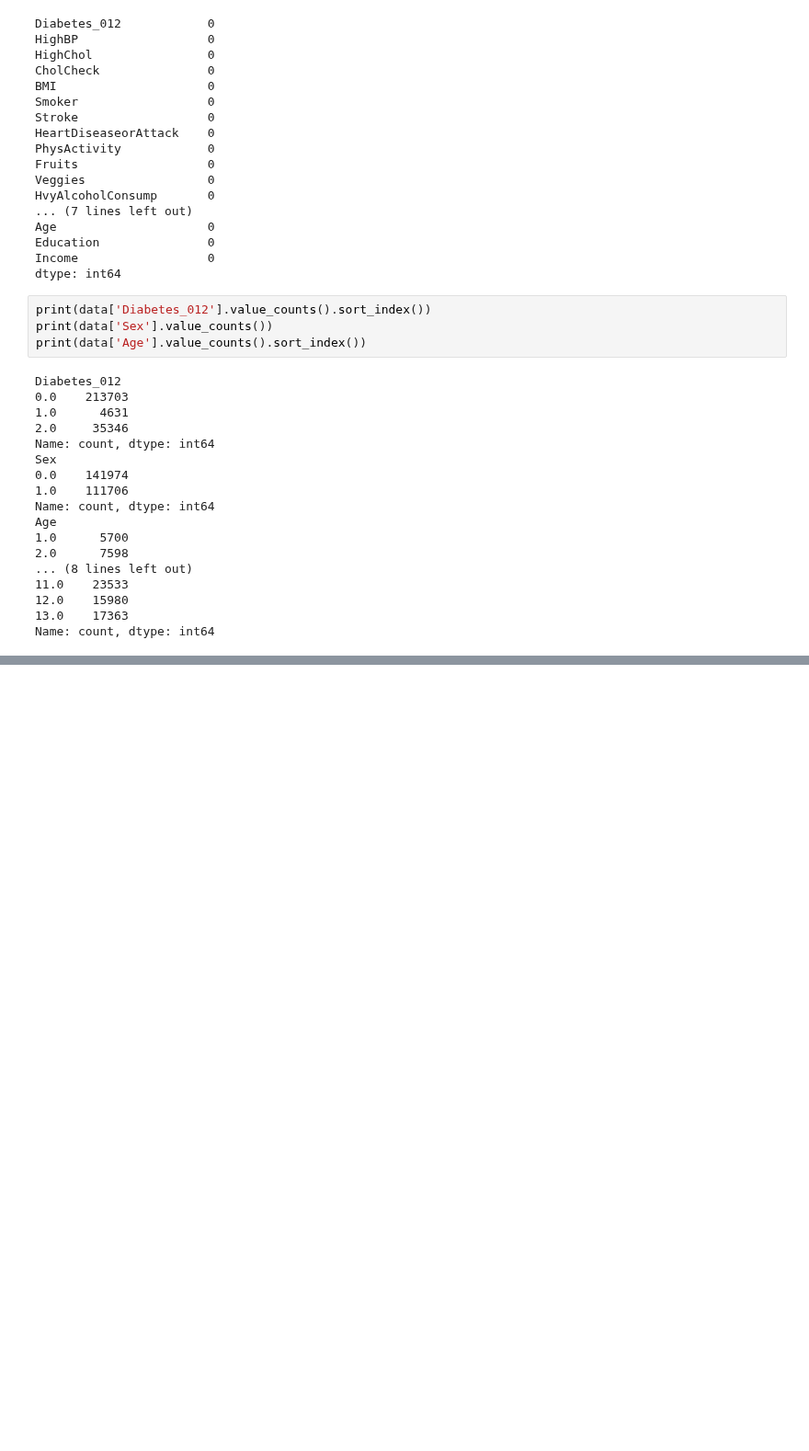
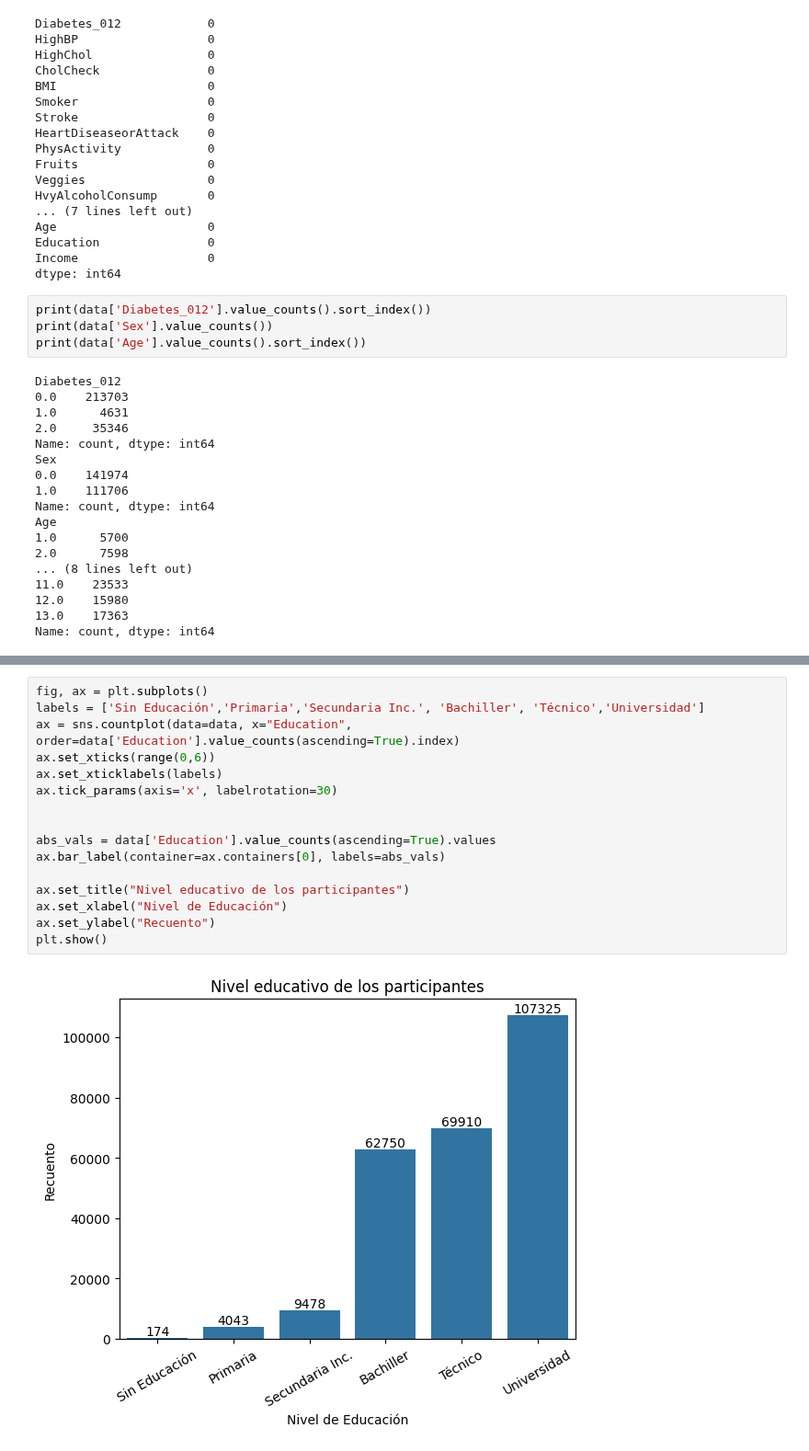
Before and after one commit to MonicaCabanas23/Clasificacion-y-Regresion-Lineal, a Jupyter notebook: Proyecto 3/data_cleaning.ipynb, the cells around one changed output, grey strips where cells are left out. Shown at 92% size. Saved outputs shown, nothing was run; the diff lists cells and outputs as text; blank space fills up the shorter version.

```diff
--- a/Proyecto 3/data_cleaning.ipynb
+++ b/Proyecto 3/data_cleaning.ipynb
@@ -109,0 +118,18 @@ plt.show()
+# %%
+fig, ax = plt.subplots()
+labels = ['Sin Educación','Primaria','Secundaria Inc.', 'Bachiller', 'Técnico','Universidad']
+ax = sns.countplot(data=data, x="Education", order=data['Education'].value_counts(ascending=True).index)
+ax.set_xticks(range(0,6))
+ax.set_xticklabels(labels)
+ax.tick_params(axis='x', labelrotation=30)
+
+
+abs_vals = data['Education'].value_counts(ascending=True).values
+ax.bar_label(container=ax.containers[0], labels=abs_vals)
+
+ax.set_title("Nivel educativo de los participantes")
+ax.set_xlabel("Nivel de Educación")
+ax.set_ylabel("Recuento")
+plt.show()
+# %% [output]
+[figure, added]
```
Also changed, not shown: parts of 5 cells of this notebook, 1 other file.
